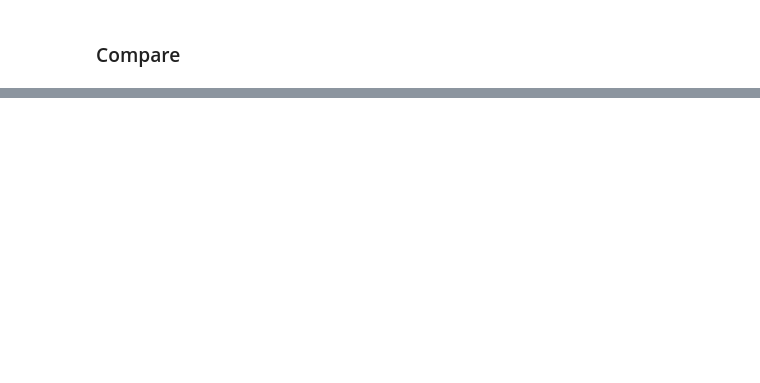
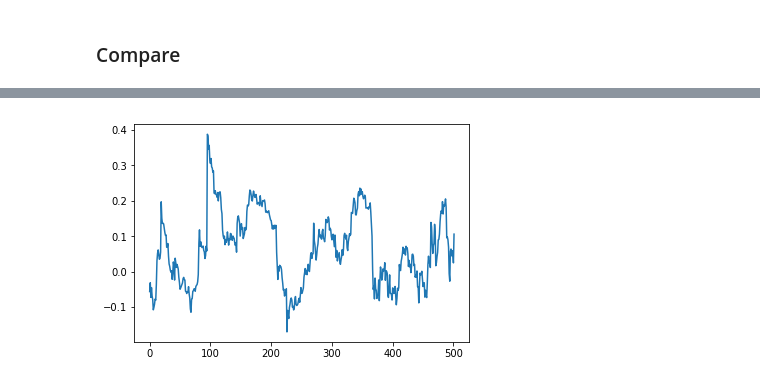
Before and after one commit to wywongbd/pairstrade-fyp-2019, a Jupyter notebook: jupyter-py/7a-Kalman-Filter-cointegration.ipynb, the cells around one changed output, grey strips where cells are left out. Drawn from its saved outputs; the diff is of its cells as text; code cells hidden in the pictures; blank space fills up the shorter version.

```diff
--- a/jupyter-py/7a-Kalman-Filter-cointegration.ipynb
+++ b/jupyter-py/7a-Kalman-Filter-cointegration.ipynb
@@ -181,0 +200,5 @@ rolling_df
+# %%
+plt.plot(rolling_df["logClose1"] - rolling_df["logClose2"] * rolling_df["rolling_ols_alpha"] - rolling_df["rolling_ols_beta"])
+plt.show()
+# %% [output]
+[figure, added]
```
Also changed, not shown: parts of 9 cells of this notebook.
